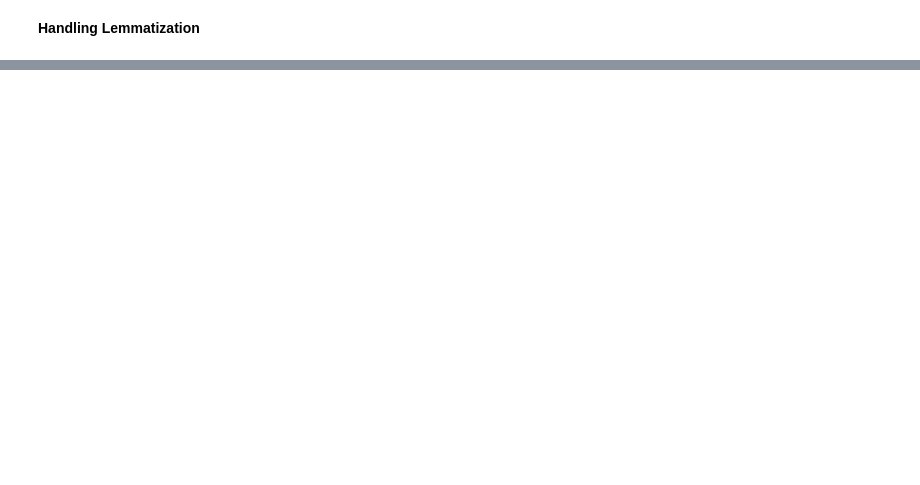
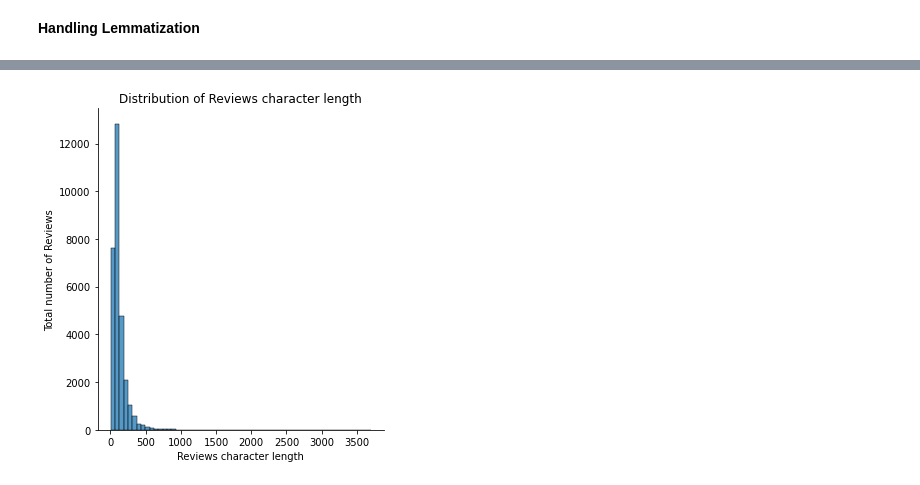
Before and after one commit to nick09fab/ML-Deployment, a Jupyter notebook: Recommendation_Systems/Sentiment_Analysis.ipynb, the cells around one changed output, grey strips where cells are left out. Cells and saved outputs as stored; diff of their text form; code cells hidden in the pictures; blank space fills up the shorter version.

```diff
--- a/Recommendation_Systems/Sentiment_Analysis.ipynb
+++ b/Recommendation_Systems/Sentiment_Analysis.ipynb
@@ -531,3 +532,14 @@ df_sent.sample()
 # %% [output]
 |  | id | name | reviews_combined | user_sentiment | reviews_cleaned | reviews_stopwords_cleaned | ... |
 | 13531 | AVpf3VOfilAPnD_xjpun | Clorox Disinfecting Wipes Value P... | Love the product. I use it for ev... | 1.00 | love the product i use it for eve... | love product use everything espec... | ... |
+# %%
+# Visualizing 'reviews_lemmatized' character length
+character_length = [len(each_sent) for each_sent in df_sent['reviews_lemmatized']]
+
+sns.displot(character_length, kind='hist', bins=60)
+plt.xlabel("Reviews character length")
+plt.ylabel("Total number of Reviews")
+plt.title("Distribution of Reviews character length")
+plt.show()
+# %% [output]
+[figure, added]
```
Also changed, not shown: parts of 40 cells of this notebook.
